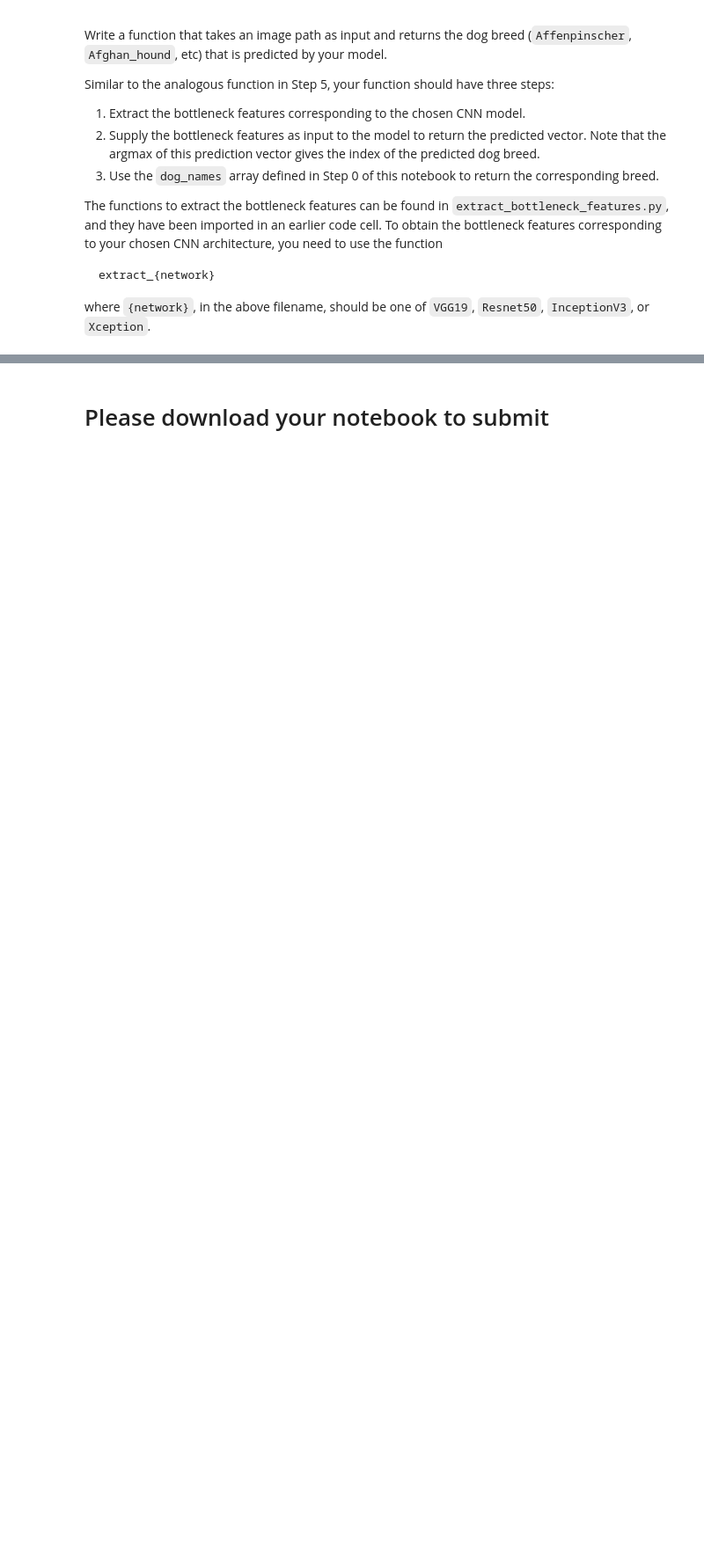
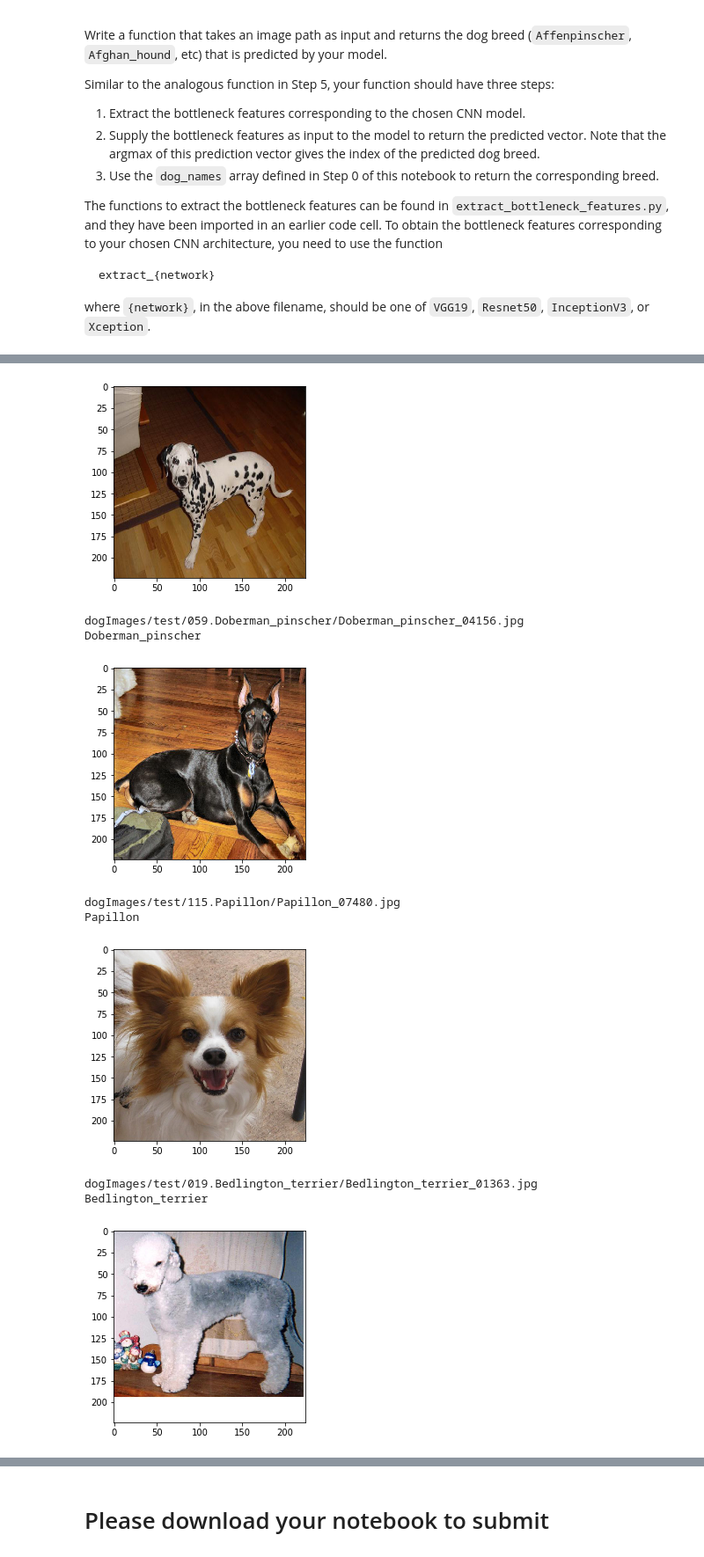
Before and after one commit to gtg269c/dogbreed_classifier, a Jupyter notebook: dog_app.ipynb, the cells around one changed output, grey strips where cells are left out. Shown at 88% size. Cells and saved outputs as stored; diff of their text form; code cells hidden in the pictures; blank space fills up the shorter version.

```diff
--- a/dog_app.ipynb
+++ b/dog_app.ipynb
@@ -475,6 +856,7 @@ __Answer:__
 ### (IMPLEMENTATION) Compile the Model
 # %%
 ### TODO: Compile the model.
+Resnet50_model.compile(loss='categorical_crossentropy', optimizer='rmsprop', metrics=['accuracy'])
 # %% [markdown]
 ### (IMPLEMENTATION) Train the Model
 
@@ -485,0 +866,10 @@ You are welcome to [augment the training data](https://blog.keras.io/building-po
+# %%
+### TODO: Train the model.
+from keras.callbacks import ModelCheckpoint
+
+checkpointer = ModelCheckpoint(filepath='saved_models/weights.best.Resnet50.hdf5',
+                               verbose=1, save_best_only=True)
+
+Resnet50_model.fit(train_Resnet50, train_targets,
+          validation_data=(valid_Resnet50, valid_targets),
+          epochs=20, batch_size=20, callbacks=[checkpointer], verbose=1)
@@ -487,6 +896,8 @@ You are welcome to [augment the training data](https://blog.keras.io/building-po
 ### (IMPLEMENTATION) Load the Model with the Best Validation Loss
 # %%
 ### TODO: Load the model weights with the best validation loss.
+
+Resnet50_model.load_weights('saved_models/weights.best.Resnet50.hdf5')
 # %% [markdown]
 ### (IMPLEMENTATION) Test the Model
 
@@ -511,3 +931,30 @@ where `{network}`, in the above filename, should be one of `VGG19`, `Resnet50`,
 # %%
 ### TODO: Write a function that takes a path to an image as input
 ### and returns the dog breed that is predicted by the model.
+
+
+from extract_bottleneck_features import *
+
+def Resnet50_predict_breed(img_path):
+    # extract bottleneck features
+    bottleneck_feature = extract_Resnet50(path_to_tensor(img_path))
+    # obtain predicted vector
+    predicted_vector = Resnet50_model.predict(bottleneck_feature)
+    # return dog breed that is predicted by the model
+    return dog_names[np.argmax(predicted_vector)]
+# %%
+dog_files_short = test_files[:10]
+
+## Predict dog breed using ResNet50
+
+for i in dog_files_short:
+    img_path = i
+    prediction =  Resnet50_predict_breed(img_path)
+    print(img_path)
+    print(prediction)
+    im = cv2.imread(img_path)
+    im_resized = cv2.resize(im, (224, 224), interpolation=cv2.INTER_LINEAR)
+
+    plt.imshow(cv2.cvtColor(im_resized, cv2.COLOR_BGR2RGB))
+    plt.show()
+# %% [output]
@@ -513,0 +965,10 @@ where `{network}`, in the above filename, should be one of `VGG19`, `Resnet50`,
+[figure, added]
+dogImages/test/059.Doberman_pinscher/Doberman_pinscher_04156.jpg
+Doberman_pinscher
+[figure, added]
+dogImages/test/115.Papillon/Papillon_07480.jpg
+Papillon
+[figure, added]
+dogImages/test/019.Bedlington_terrier/Bedlington_terrier_01363.jpg
+Bedlington_terrier
+[figure, added]
```
Also changed, not shown: parts of 46 cells of this notebook.
